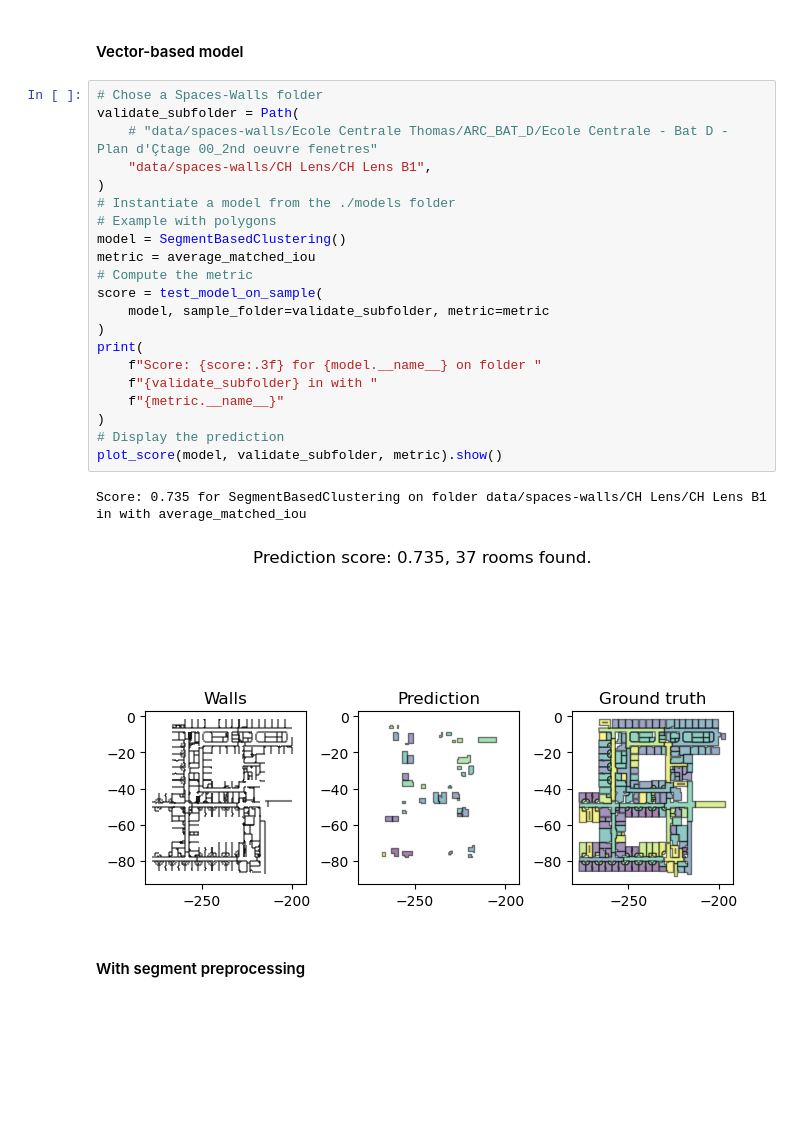
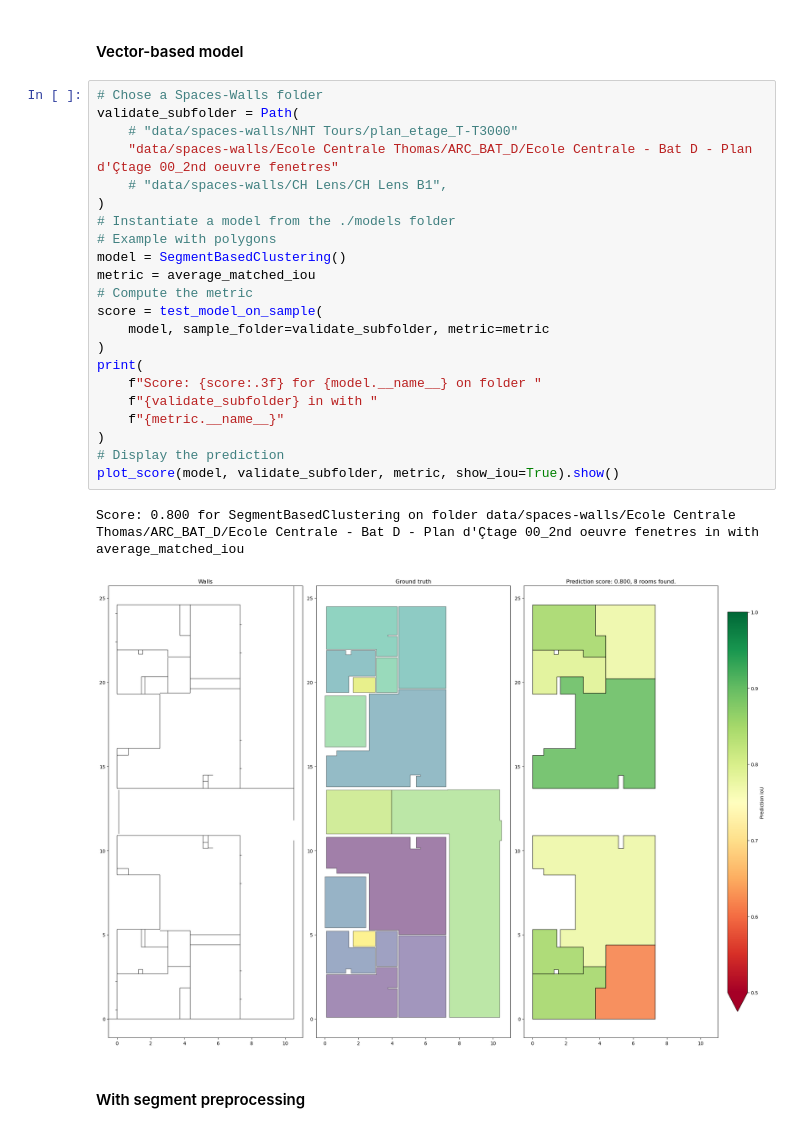
Before and after one commit to waddason/CapstoneContour, a Jupyter notebook: howto.ipynb, the cells around one changed output. Drawn from its saved outputs; the diff is of its cells as text; blank space fills up the shorter version.

Commit message:
FIX metric plot

```diff
--- a/howto.ipynb
+++ b/howto.ipynb
@@ -122,27 +124,28 @@ y_pred
 # %%
 # Chose a Spaces-Walls folder
 validate_subfolder = Path(
-    # "data/spaces-walls/Ecole Centrale Thomas/ARC_BAT_D/Ecole Centrale - Bat D - Plan d'Çtage 00_2nd oeuvre fenetres"
-    "data/spaces-walls/CH Lens/CH Lens B1",
+    # "data/spaces-walls/NHT Tours/plan_etage_T-T3000"
+    "data/spaces-walls/Ecole Centrale Thomas/ARC_BAT_D/Ecole Centrale - Bat D - Plan d'Çtage 00_2nd oeuvre fenetres"
+    # "data/spaces-walls/CH Lens/CH Lens B1",
 )
 # Instantiate a model from the ./models folder
 # Example with polygons
 model = SegmentBasedClustering()
 metric = average_matched_iou
 # Compute the metric
 score = test_model_on_sample(
     model, sample_folder=validate_subfolder, metric=metric
 )
 print(
     f"Score: {score:.3f} for {model.__name__} on folder "
     f"{validate_subfolder} in with "
     f"{metric.__name__}"
 )
 # Display the prediction
-plot_score(model, validate_subfolder, metric).show()
+plot_score(model, validate_subfolder, metric, show_iou=True).show()
 # %% [output]
-Score: 0.735 for SegmentBasedClustering on folder data/spaces-walls/CH Lens/CH Lens B1 in with average_matched_iou
+Score: 0.800 for SegmentBasedClustering on folder data/spaces-walls/Ecole Centrale Thomas/ARC_BAT_D/Ecole Centrale - Bat D - Plan d'Çtage 00_2nd oeuvre fenetres in with average_matched_iou
-[figure, old version]
+[figure, new version]
 # %% [markdown]
 #### With segment preprocessing
 # %%
```
Also changed, not shown: parts of 14 cells of this notebook, 4 other files.
